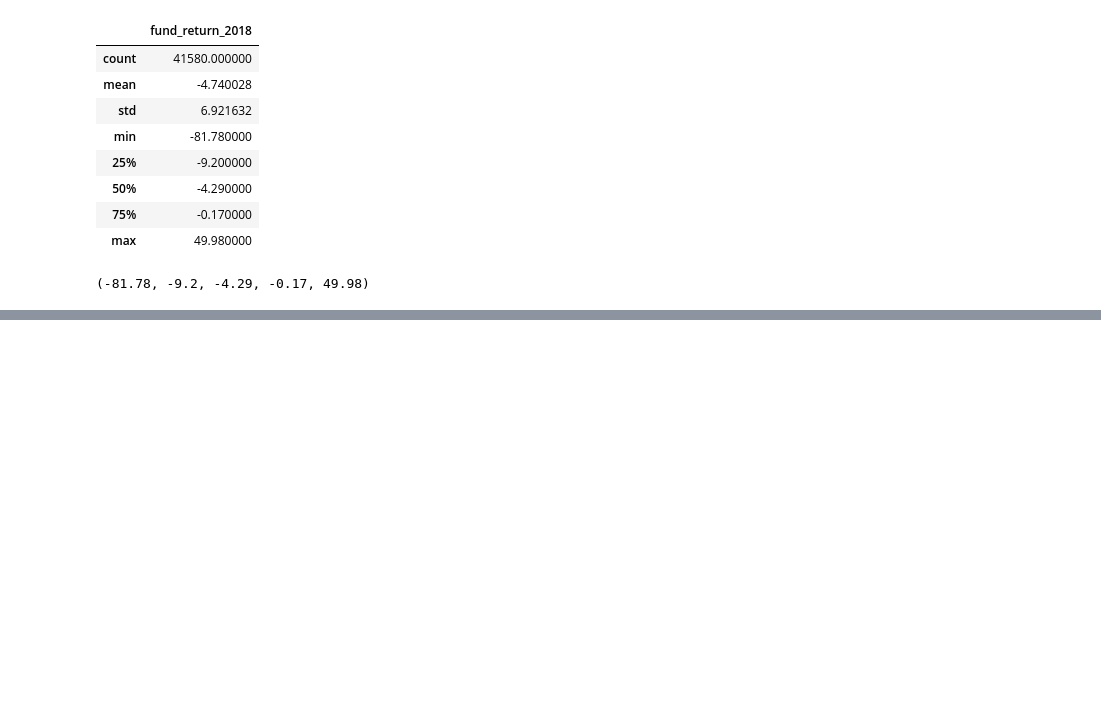
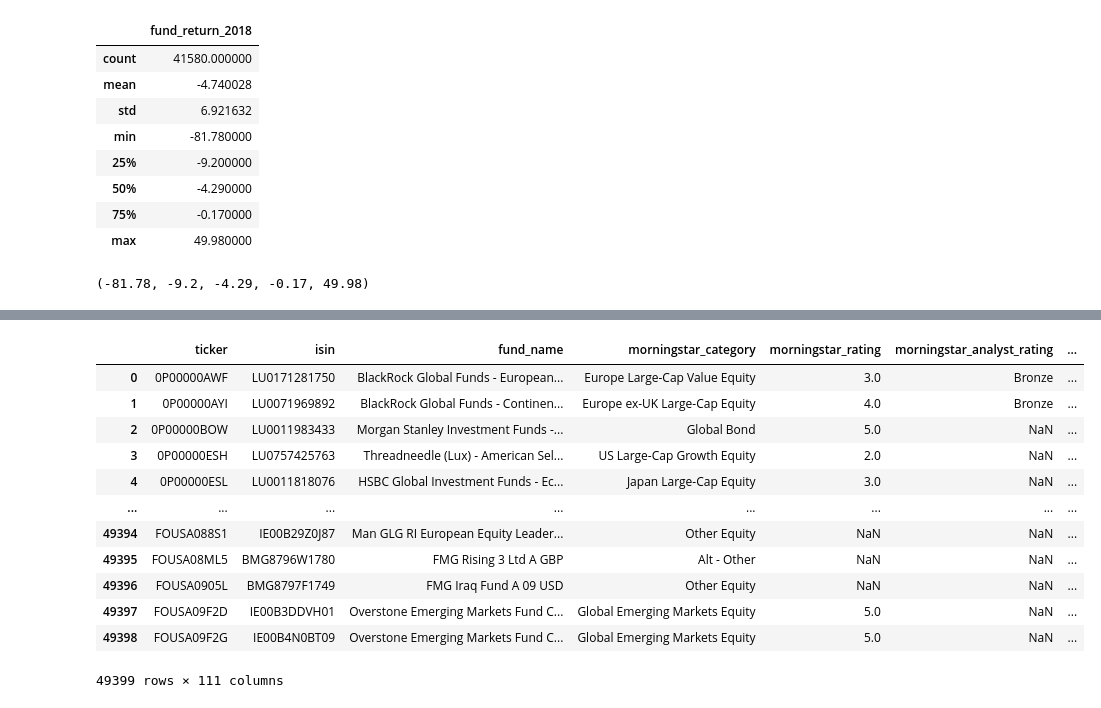
Before and after one commit to AndreasFeichtinger/Python-Jupyter-Notebooks, a Jupyter notebook: Pandas.ipynb, the cells around one changed output, grey strips where cells are left out. Saved outputs shown, nothing was run; the diff lists cells and outputs as text; code cells hidden in the pictures; blank space fills up the shorter version.

```diff
--- a/Pandas.ipynb
+++ b/Pandas.ipynb
@@ -1899,0 +1970,19 @@ col.min(), col.quantile(0.25), col.quantile(0.5), col.quantile(0.75), col.max()
+# %%
+f_path = 'Morningstar - European Mutual Funds.csv'
+df = pd.read_csv(f_path)
+# %%
+df
+# %% [output]
+|  | ticker | isin | fund_name | morningstar_category | morningstar_rating | morningstar_analyst_rating | ... |
+| 0 | 0P00000AWF | LU0171281750 | BlackRock Global Funds - European... | Europe Large-Cap Value Equity | 3.0 | Bronze | ... |
+| 1 | 0P00000AYI | LU0071969892 | BlackRock Global Funds - Continen... | Europe ex-UK Large-Cap Equity | 4.0 | Bronze | ... |
+| 2 | 0P00000BOW | LU0011983433 | Morgan Stanley Investment Funds -... | Global Bond | 5.0 | NaN | ... |
+| 3 | 0P00000ESH | LU0757425763 | Threadneedle (Lux) - American Sel... | US Large-Cap Growth Equity | 2.0 | NaN | ... |
+| 4 | 0P00000ESL | LU0011818076 | HSBC Global Investment Funds - Ec... | Japan Large-Cap Equity | 3.0 | NaN | ... |
+| ... | ... | ... | ... | ... | ... | ... | ... |
+| 49394 | FOUSA088S1 | IE00B29Z0J87 | Man GLG RI European Equity Leader... | Other Equity | NaN | NaN | ... |
+| 49395 | FOUSA08ML5 | BMG8796W1780 | FMG Rising 3 Ltd A GBP | Alt - Other | NaN | NaN | ... |
+| 49396 | FOUSA0905L | BMG8797F1749 | FMG Iraq Fund A 09 USD | Other Equity | NaN | NaN | ... |
+| 49397 | FOUSA09F2D | IE00B3DDVH01 | Overstone Emerging Markets Fund C... | Global Emerging Markets Equity | 5.0 | NaN | ... |
+| 49398 | FOUSA09F2G | IE00B4N0BT09 | Overstone Emerging Markets Fund C... | Global Emerging Markets Equity | 5.0 | NaN | ... |
+49399 rows × 111 columns
```
Also changed, not shown: parts of 139 cells of this notebook.
